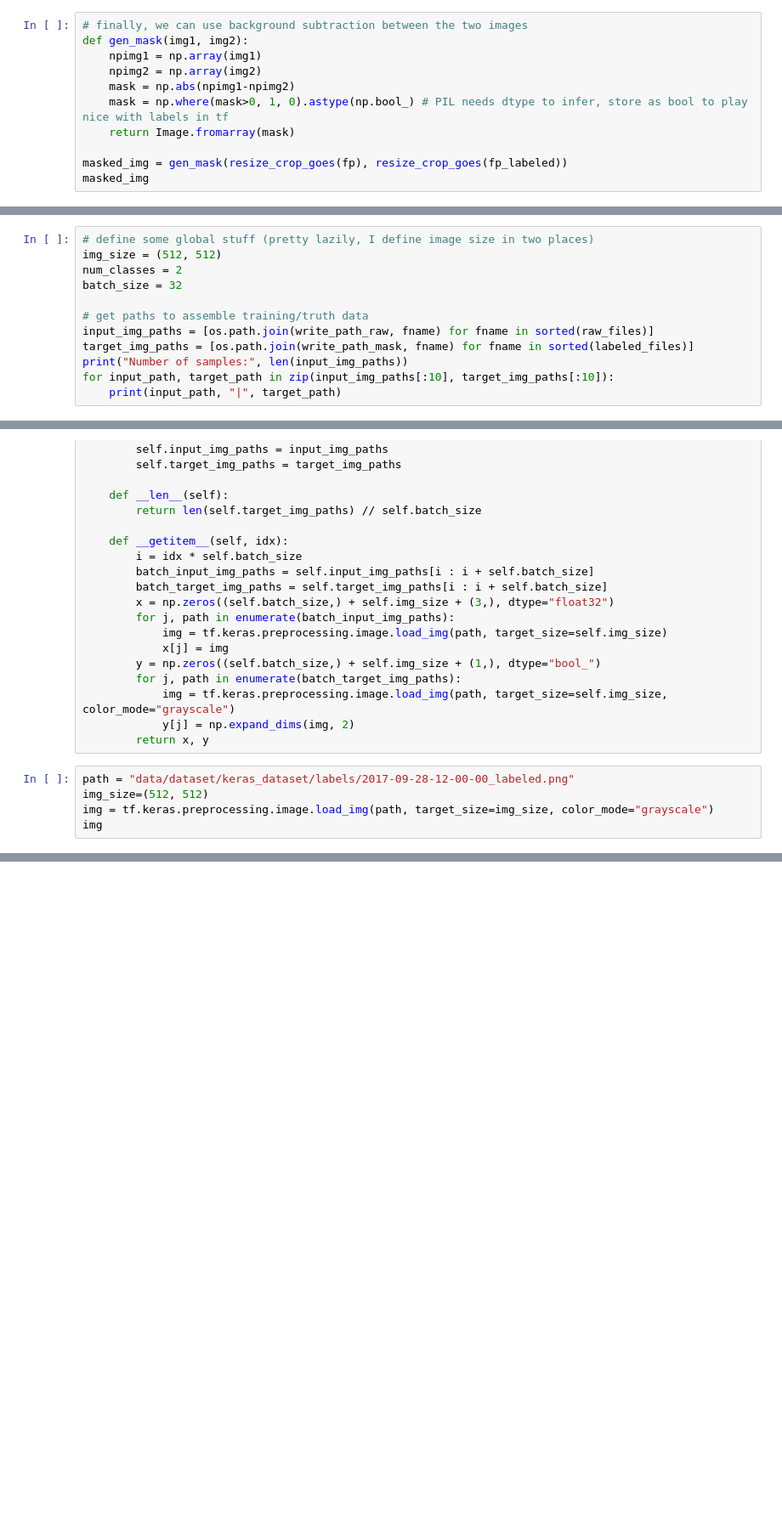
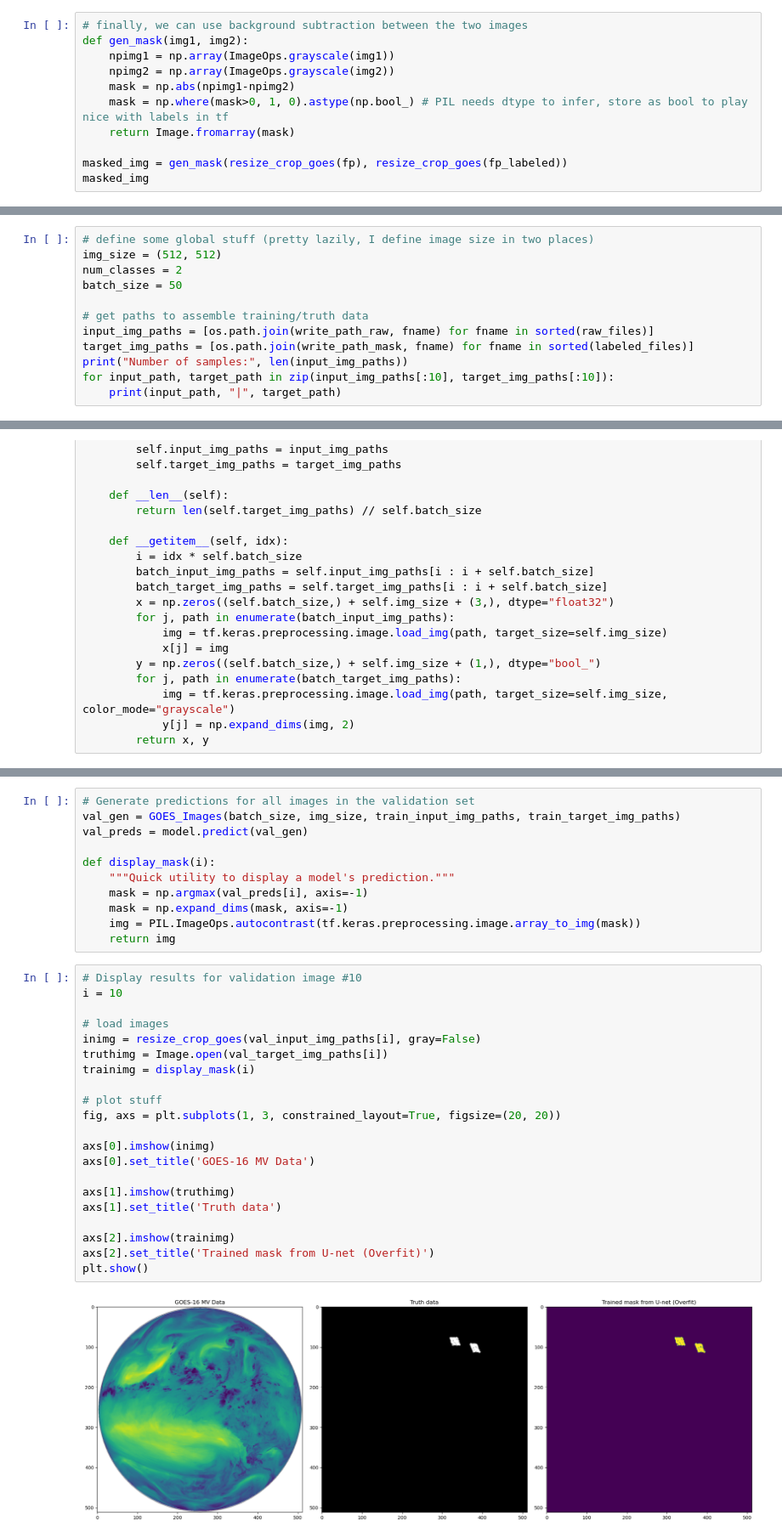
Before and after one commit to rmcsqrd/cyclone_classifier, a Jupyter notebook: cyclone_classifier_cnn.ipynb, the cells around one changed output, grey strips where cells are left out. Shown at 85% size. Drawn from its saved outputs; the diff is of its cells as text; blank space fills up the shorter version.

```diff
--- a/cyclone_classifier_cnn.ipynb
+++ b/cyclone_classifier_cnn.ipynb
@@ -46,8 +45,8 @@ resize_crop_goes(fp_labeled)
 # %%
 # finally, we can use background subtraction between the two images
 def gen_mask(img1, img2):
-    npimg1 = np.array(img1)
-    npimg2 = np.array(img2)
+    npimg1 = np.array(ImageOps.grayscale(img1))
+    npimg2 = np.array(ImageOps.grayscale(img2))
     mask = np.abs(npimg1-npimg2)
     mask = np.where(mask>0, 1, 0).astype(np.bool_) # PIL needs dtype to infer, store as bool to play nice with labels in tf
     return Image.fromarray(mask)
@@ -82,7 +81,7 @@ Now that we have pre-processed data (`512x512px` grayscale raw images with binar
 # define some global stuff (pretty lazily, I define image size in two places)
 img_size = (512, 512)
 num_classes = 2
-batch_size = 32
+batch_size = 50
 
 # get paths to assemble training/truth data
 input_img_paths = [os.path.join(write_path_raw, fname) for fname in sorted(raw_files)]
@@ -130,8 +129,3 @@ class GOES_Images(tf.keras.utils.Sequence):
             img = tf.keras.preprocessing.image.load_img(path, target_size=self.img_size, color_mode="grayscale")
             y[j] = np.expand_dims(img, 2)
         return x, y
-# %%
-path = "data/dataset/keras_dataset/labels/2017-09-28-12-00-00_labeled.png"
-img_size=(512, 512)
-img = tf.keras.preprocessing.image.load_img(path, target_size=img_size, color_mode="grayscale")
-img
@@ -238,0 +244,34 @@ val_gen = GOES_Images(batch_size, img_size, val_input_img_paths, val_target_img_
+# %%
+# Generate predictions for all images in the validation set
+val_gen = GOES_Images(batch_size, img_size, train_input_img_paths, train_target_img_paths)
+val_preds = model.predict(val_gen)
+
+def display_mask(i):
+    """Quick utility to display a model's prediction."""
+    mask = np.argmax(val_preds[i], axis=-1)
+    mask = np.expand_dims(mask, axis=-1)
+    img = PIL.ImageOps.autocontrast(tf.keras.preprocessing.image.array_to_img(mask))
+    return img
+# %%
+# Display results for validation image #10
+i = 10
+
+# load images
+inimg = resize_crop_goes(val_input_img_paths[i], gray=False)
+truthimg = Image.open(val_target_img_paths[i])
+trainimg = display_mask(i)
+
+# plot stuff
+fig, axs = plt.subplots(1, 3, constrained_layout=True, figsize=(20, 20))
+
+axs[0].imshow(inimg)
+axs[0].set_title('GOES-16 MV Data')
+
+axs[1].imshow(truthimg)
+axs[1].set_title('Truth data')
+
+axs[2].imshow(trainimg)
+axs[2].set_title('Trained mask from U-net (Overfit)')
+plt.show()
+# %% [output]
+[figure, added]
```
Also changed, not shown: parts of 22 cells of this notebook, 2 other files.
